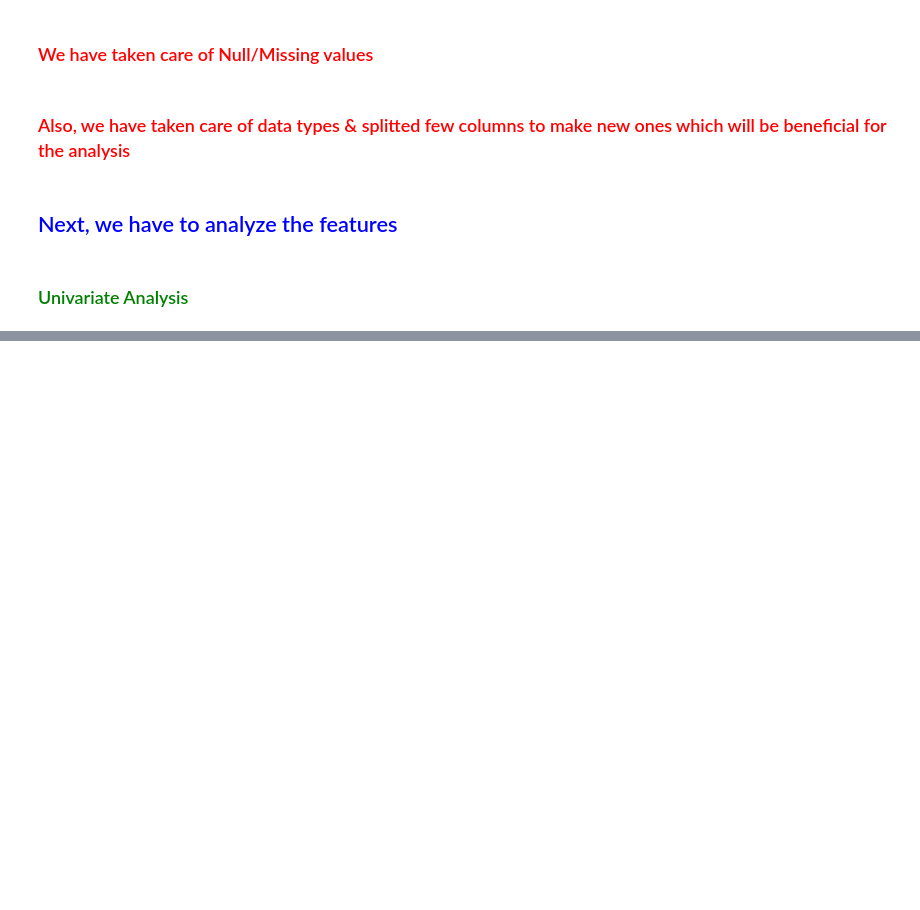
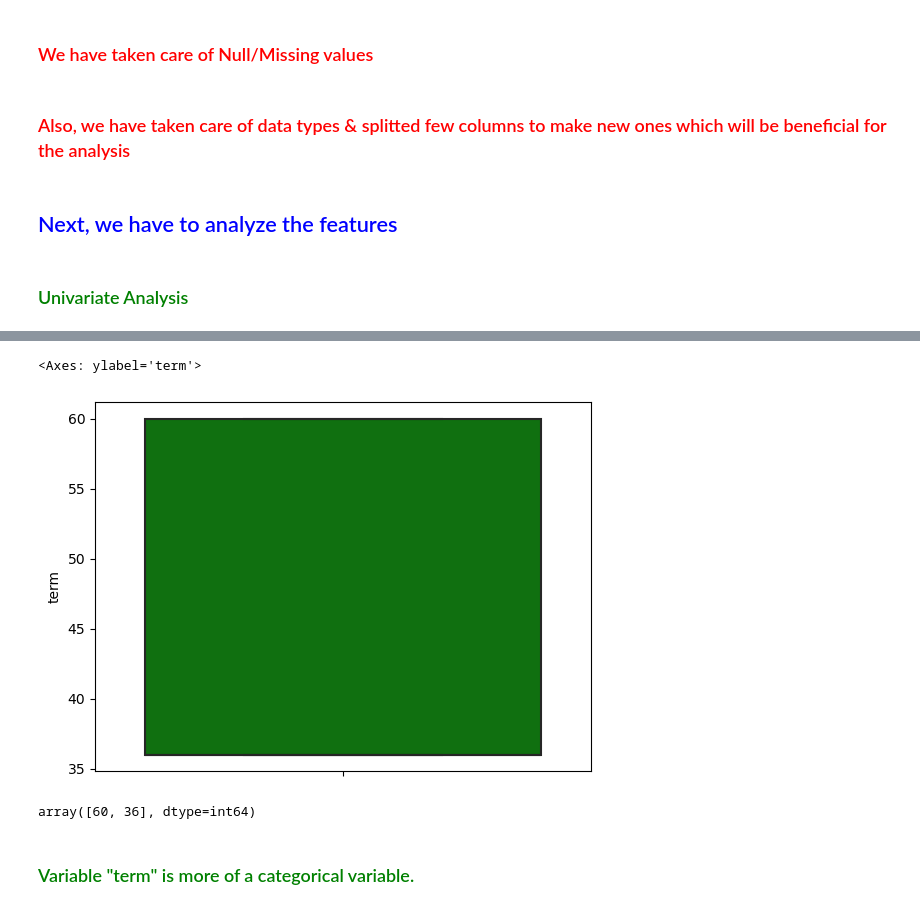
Before and after one commit to asimanandamohanty/lendingclub, a Jupyter notebook: LenderClubAssignment.ipynb, the cells around one changed output, grey strips where cells are left out. Cells and saved outputs as stored; diff of their text form; code cells hidden in the pictures; blank space fills up the shorter version.

```diff
--- a/LenderClubAssignment.ipynb
+++ b/LenderClubAssignment.ipynb
@@ -1069,0 +1127,11 @@ df.describe()
+# %%
+sns.boxplot(data=dfn, y= 'term', color='green')
+# %% [output]
+<Axes: ylabel='term'>
+[figure, added]
+# %%
+df['term'].unique()
+# %% [output]
+array([60, 36], dtype=int64)
+# %% [markdown]
+### <span style="color:green"> Variable "term" is more of a categorical variable.
```
Also changed, not shown: parts of 87 cells of this notebook.
